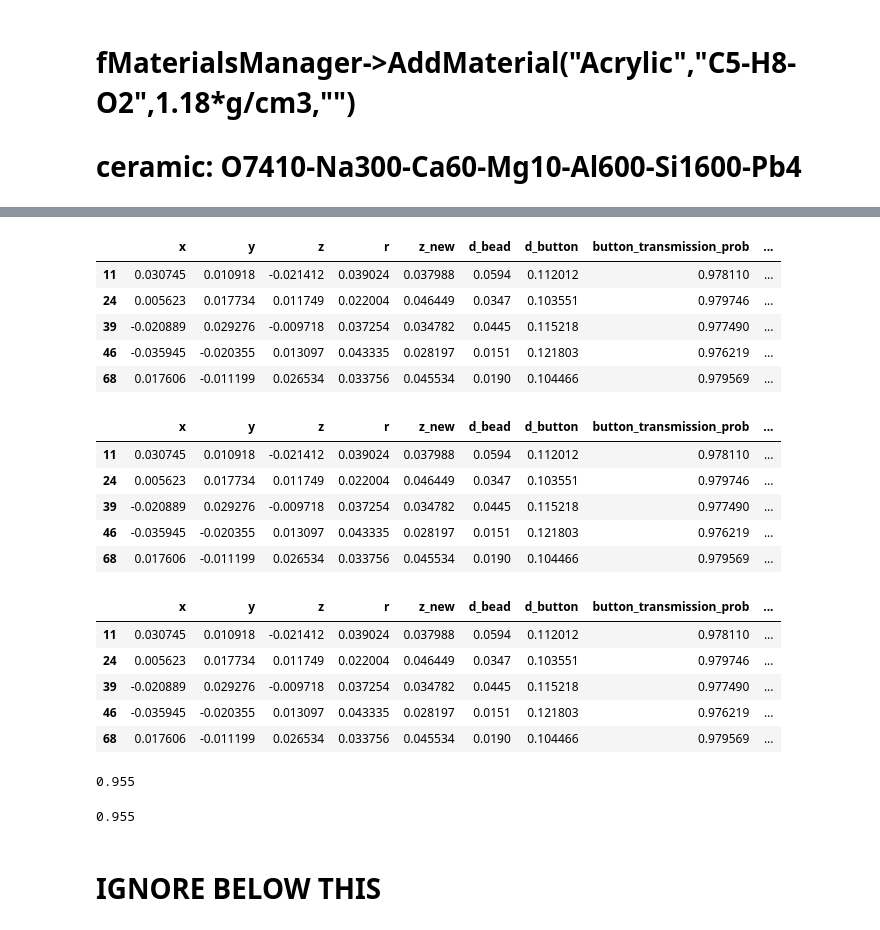
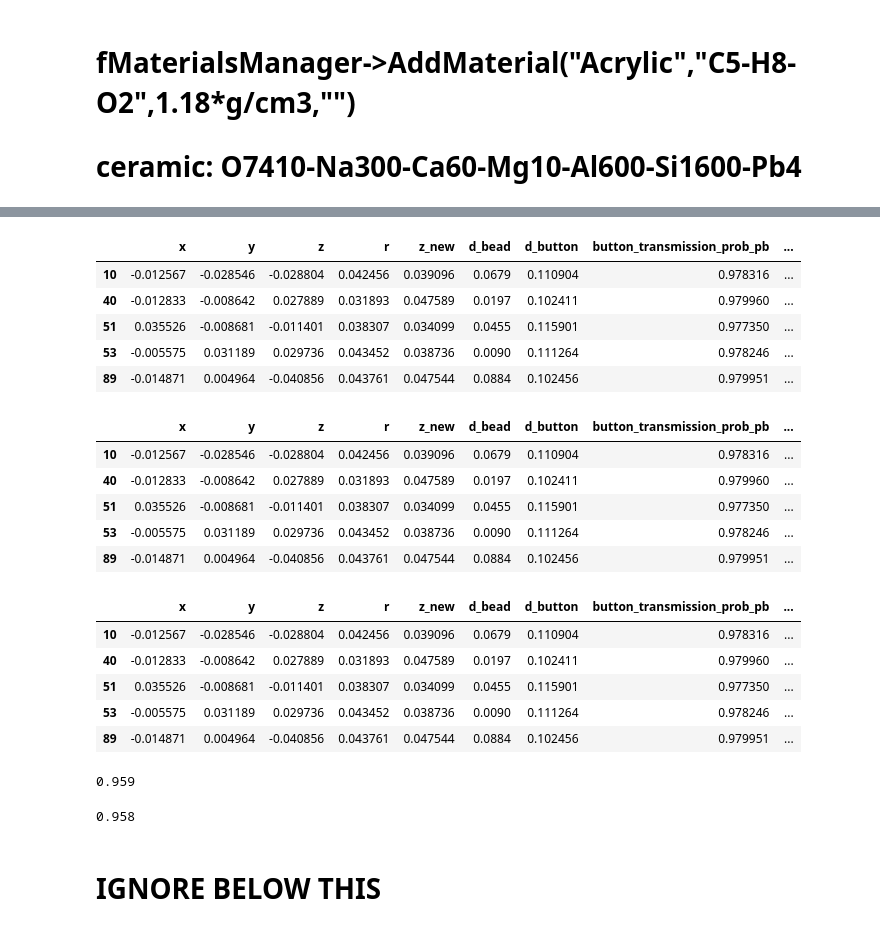
Before and after one commit to bhattathakur/mylab, a Jupyter notebook: ryanfiles/macros/bead_analysis.ipynb, the cells around one changed output, grey strips where cells are left out. Drawn from its saved outputs; the diff is of its cells as text; code cells hidden in the pictures.

```diff
--- a/ryanfiles/macros/bead_analysis.ipynb
+++ b/ryanfiles/macros/bead_analysis.ipynb
@@ -146,15 +146,23 @@ Tranmission factor from: https://www.ezag.com/home/products/isotope_products/iso
 ![image](beadcomposition.png)
 # %%
 #Probabality of scatering from the button
-button_density = 1#.18        #g/cm^3 (from simulation data)
-button_mu_pb   = 0.1976  # C5H8O2 for 47keV (0.047 MeV) gamma rays
-bead_mu_pb     = 3.195E-01   #47 keV pb-21O for ceramic=> O7410Na300Ca60Mg10Al600Si1600Pb4
+
+button_density = 1.10         #.18        #g/cm^3 (from simulation data)
+#button_mu_pb   = 0.1976       #C5H8O2 for 47keV (0.047 MeV) gamma rays
+bead_mu_pb     = 3.195E-01    #47 keV pb-21O for ceramic=> O7410Na300Ca60Mg10Al600Si1600Pb4
+bead_mu_am     = 2.314E-01    #60 keV am-241 for ceramic=> O7410Na300Ca60Mg10Al600Si1600Pb4
+
+button_mu_pb =    1.797E-01     #C870O98N32
+button_mu_am =    1.669E-01     #60 keV Am-241
+
+
 
 #trnasmission factors from manufacturer
 transmission_pb=0.964   #47 keV pb-210
 
 transmission_am=0.958   #60 keV am-241
 
+#Am-241 0.958
 
 
 #button_mu_am=0.1815    #60 keV am-241
@@ -171,15 +179,16 @@ def transmission_prob(x,mu,rho):
     return (np.exp(-1.0*x*mu*rho))
 # %%
 #adding the transmississin though button
-df_less['button_transmission_prob']=df_less.apply(lambda x:transmission_prob(x['d_button'],button_mu_pb,button_density),axis=1)
+df_less['button_transmission_prob_pb']=df_less.apply(lambda x:transmission_prob(x['d_button'],button_mu_pb,button_density),axis=1)
+df_less['button_transmission_prob_am']=df_less.apply(lambda x:transmission_prob(x['d_button'],button_mu_am,button_density),axis=1)
 df_less.head()
 # %% [output]
-|  | x | y | z | r | z_new | d_bead | d_button | button_transmission_prob | ... |
-| 11 | 0.030745 | 0.010918 | -0.021412 | 0.039024 | 0.037988 | 0.0594 | 0.112012 | 0.978110 | ... |
-| 24 | 0.005623 | 0.017734 | 0.011749 | 0.022004 | 0.046449 | 0.0347 | 0.103551 | 0.979746 | ... |
-| 39 | -0.020889 | 0.029276 | -0.009718 | 0.037254 | 0.034782 | 0.0445 | 0.115218 | 0.977490 | ... |
-| 46 | -0.035945 | -0.020355 | 0.013097 | 0.043335 | 0.028197 | 0.0151 | 0.121803 | 0.976219 | ... |
-| 68 | 0.017606 | -0.011199 | 0.026534 | 0.033756 | 0.045534 | 0.0190 | 0.104466 | 0.979569 | ... |
+|  | x | y | z | r | z_new | d_bead | d_button | button_transmission_prob_pb | ... |
+| 10 | -0.012567 | -0.028546 | -0.028804 | 0.042456 | 0.039096 | 0.0679 | 0.110904 | 0.978316 | ... |
+| 40 | -0.012833 | -0.008642 | 0.027889 | 0.031893 | 0.047589 | 0.0197 | 0.102411 | 0.979960 | ... |
+| 51 | 0.035526 | -0.008681 | -0.011401 | 0.038307 | 0.034099 | 0.0455 | 0.115901 | 0.977350 | ... |
+| 53 | -0.005575 | 0.031189 | 0.029736 | 0.043452 | 0.038736 | 0.0090 | 0.111264 | 0.978246 | ... |
+| 89 | -0.014871 | 0.004964 | -0.040856 | 0.043761 | 0.047544 | 0.0884 | 0.102456 | 0.979951 | ... |
 # %%
 #creating the random number bewteen 0 and 1, if the prob_product is greater than random number add 1 else add 0
 def random_assign(x):
@@ -188,38 +197,41 @@ def random_assign(x):
     return 0
 # %%
 #adding the transmississin though button
-bead_density=2.0#g/cm^3
-df_less['bead_transmission_prob']=df_less.apply(lambda x:transmission_prob(x['d_bead'],bead_mu_pb,bead_density),axis=1)
+bead_density=2.5#g/cm^3
+df_less['bead_transmission_prob_pb']=df_less.apply(lambda x:transmission_prob(x['d_bead'],bead_mu_pb,bead_density),axis=1)
+df_less['bead_transmission_prob_am']=df_less.apply(lambda x:transmission_prob(x['d_bead'],bead_mu_am,bead_density),axis=1)
 df_less.head()
 # %% [output]
-|  | x | y | z | r | z_new | d_bead | d_button | button_transmission_prob | ... |
-| 11 | 0.030745 | 0.010918 | -0.021412 | 0.039024 | 0.037988 | 0.0594 | 0.112012 | 0.978110 | ... |
-| 24 | 0.005623 | 0.017734 | 0.011749 | 0.022004 | 0.046449 | 0.0347 | 0.103551 | 0.979746 | ... |
-| 39 | -0.020889 | 0.029276 | -0.009718 | 0.037254 | 0.034782 | 0.0445 | 0.115218 | 0.977490 | ... |
-| 46 | -0.035945 | -0.020355 | 0.013097 | 0.043335 | 0.028197 | 0.0151 | 0.121803 | 0.976219 | ... |
-| 68 | 0.017606 | -0.011199 | 0.026534 | 0.033756 | 0.045534 | 0.0190 | 0.104466 | 0.979569 | ... |
+|  | x | y | z | r | z_new | d_bead | d_button | button_transmission_prob_pb | ... |
+| 10 | -0.012567 | -0.028546 | -0.028804 | 0.042456 | 0.039096 | 0.0679 | 0.110904 | 0.978316 | ... |
+| 40 | -0.012833 | -0.008642 | 0.027889 | 0.031893 | 0.047589 | 0.0197 | 0.102411 | 0.979960 | ... |
+| 51 | 0.035526 | -0.008681 | -0.011401 | 0.038307 | 0.034099 | 0.0455 | 0.115901 | 0.977350 | ... |
+| 53 | -0.005575 | 0.031189 | 0.029736 | 0.043452 | 0.038736 | 0.0090 | 0.111264 | 0.978246 | ... |
+| 89 | -0.014871 | 0.004964 | -0.040856 | 0.043761 | 0.047544 | 0.0884 | 0.102456 | 0.979951 | ... |
 # %%
 N_generated=df_less.shape[0]
 #df_less['N_emitted']=df_less['button_transmission_prob']*df_less['bead_transmission_prob']*N_generated
-df_less['prob_product']=df_less['button_transmission_prob']*df_less['bead_transmission_prob']
+df_less['prob_product_pb']=df_less['button_transmission_prob_pb']*df_less['bead_transmission_prob_pb']
+df_less['prob_product_am']=df_less['button_transmission_prob_am']*df_less['bead_transmission_prob_am']
 df_less.head()
 # %% [output]
-|  | x | y | z | r | z_new | d_bead | d_button | button_transmission_prob | ... |
-| 11 | 0.030745 | 0.010918 | -0.021412 | 0.039024 | 0.037988 | 0.0594 | 0.112012 | 0.978110 | ... |
-| 24 | 0.005623 | 0.017734 | 0.011749 | 0.022004 | 0.046449 | 0.0347 | 0.103551 | 0.979746 | ... |
-| 39 | -0.020889 | 0.029276 | -0.009718 | 0.037254 | 0.034782 | 0.0445 | 0.115218 | 0.977490 | ... |
-| 46 | -0.035945 | -0.020355 | 0.013097 | 0.043335 | 0.028197 | 0.0151 | 0.121803 | 0.976219 | ... |
-| 68 | 0.017606 | -0.011199 | 0.026534 | 0.033756 | 0.045534 | 0.0190 | 0.104466 | 0.979569 | ... |
+|  | x | y | z | r | z_new | d_bead | d_button | button_transmission_prob_pb | ... |
+| 10 | -0.012567 | -0.028546 | -0.028804 | 0.042456 | 0.039096 | 0.0679 | 0.110904 | 0.978316 | ... |
+| 40 | -0.012833 | -0.008642 | 0.027889 | 0.031893 | 0.047589 | 0.0197 | 0.102411 | 0.979960 | ... |
+| 51 | 0.035526 | -0.008681 | -0.011401 | 0.038307 | 0.034099 | 0.0455 | 0.115901 | 0.977350 | ... |
+| 53 | -0.005575 | 0.031189 | 0.029736 | 0.043452 | 0.038736 | 0.0090 | 0.111264 | 0.978246 | ... |
+| 89 | -0.014871 | 0.004964 | -0.040856 | 0.043761 | 0.047544 | 0.0884 | 0.102456 | 0.979951 | ... |
 # %%
-avg_of_prob=round(df_less['prob_product'].mean(),3)
-avg_of_prob
+#avg_of_prob_pb=round(df_less['prob_product_pb'].mean(),3)
+avg_of_prob_am=round(df_less['prob_product_am'].mean(),3)
+avg_of_prob_am
 # %% [output]
-0.955
+0.959
 # %%
-avg_random=round(df_less['prob_product'].apply(lambda x:random_assign(x)).mean(),3)
+avg_random=round(df_less['prob_product_am'].apply(lambda x:random_assign(x)).mean(),3)
 avg_random
 # %% [output]
-0.955
+0.958
 # %% [markdown]
 # IGNORE BELOW THIS
 # %%
```
Also changed, not shown: parts of 11 cells of this notebook.
